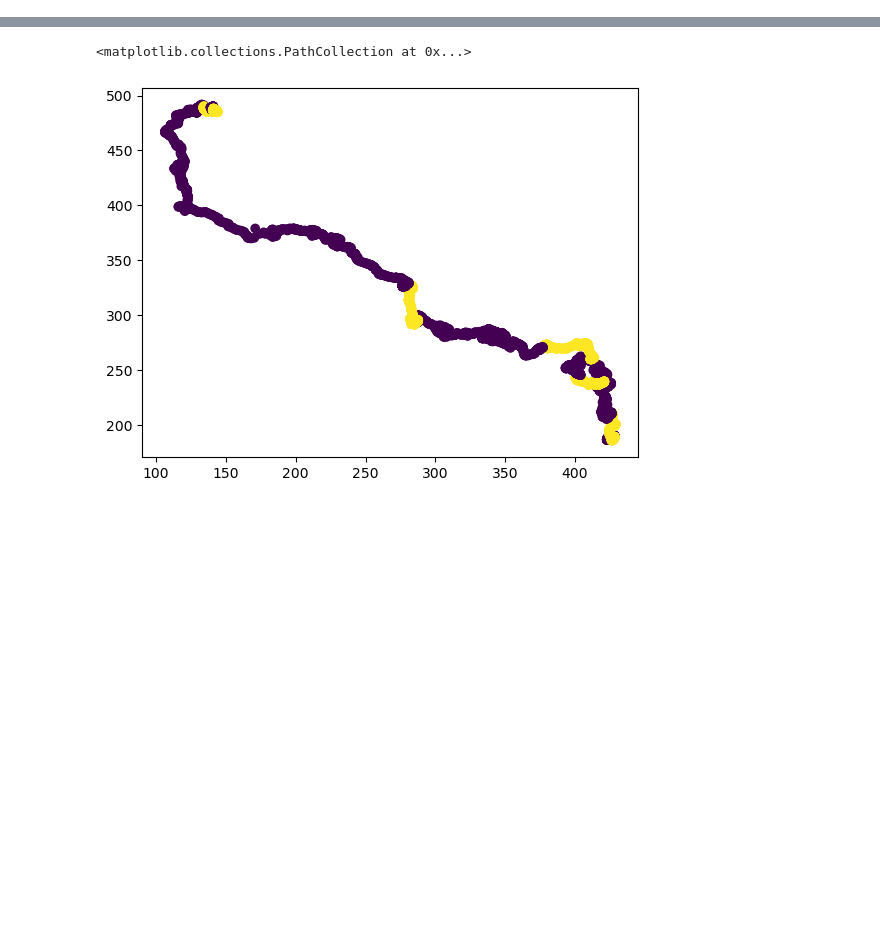
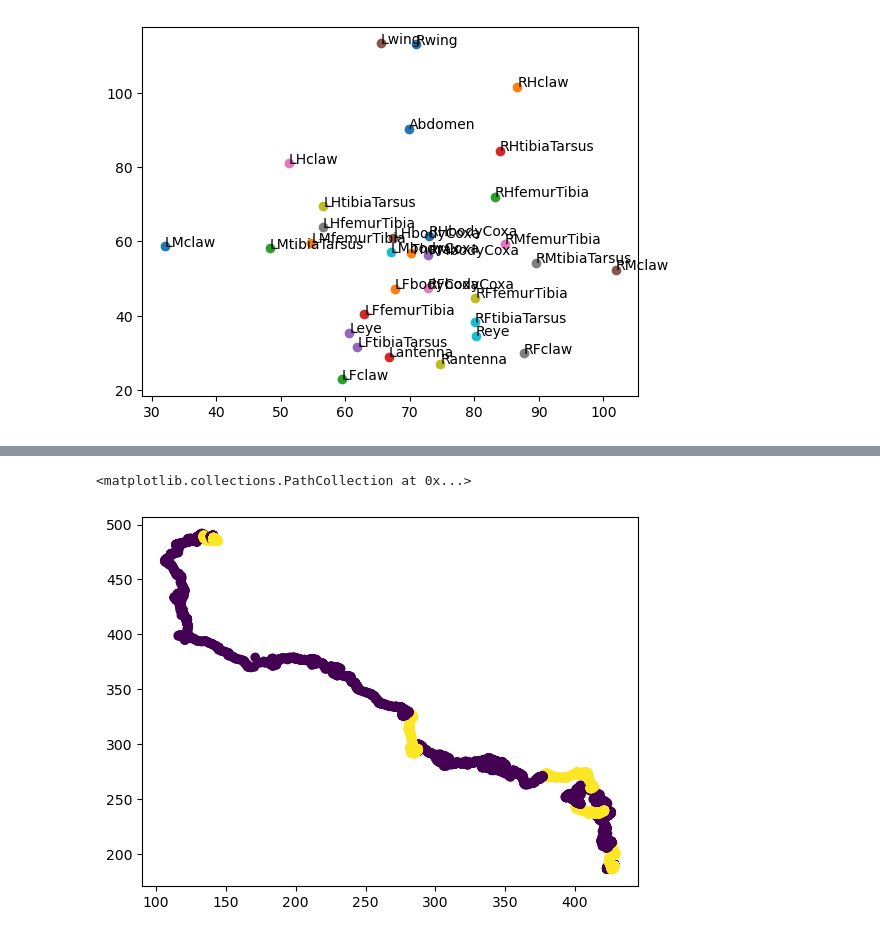
Before and after one commit to NeLy-EPFL/dn_networks, a Jupyter notebook: dn_experiments/optobot_test_ground.ipynb, the cells around one changed output, grey strips where cells are left out. Drawn from its saved outputs; the diff is of its cells as text; code cells hidden in the pictures; blank space fills up the shorter version.

```diff
--- a/dn_experiments/optobot_test_ground.ipynb
+++ b/dn_experiments/optobot_test_ground.ipynb
@@ -47,0 +33,36 @@ plt.plot(data['stimulation'])
+# %%
+start_frame = stim_data['fly0'][stim_data['stimulation_paradigm'][0]]['startFrame']
+end_frame = stim_data['fly0'][stim_data['stimulation_paradigm'][0]]['stopFrame']
+if 'on' in stim_data['stimulation_paradigm'][0]:
+    data.loc[start_frame:end_frame, 'stimulation'] = 1
+    # add DLC data
+# find file starting with 'vid_p6-0_' + stim and ending with '.h5'
+dlc_file = [f for f in os.listdir(dlc_data_path) if f.startswith('vid_p6-0_' + stim_data['stimulation_paradigm'][0]) and f.endswith('.h5')]
+dlc_data = pd.read_hdf(os.path.join(dlc_data_path, dlc_file[0]))
+# remove the first level of columns indexing
+dlc_data.columns = dlc_data.columns.droplevel(0)
+# set index from start_frame to end_frame
+dlc_data = dlc_data.set_index(np.arange(start_frame, end_frame))
+# add the dlc data to the data frame
+data = data.join(dlc_data)
+del dlc_file, dlc_data
+
+for stim in stim_data['stimulation_paradigm'][1:]: # list on 'off0', 'on0', 'off1', 'on1', ...
+    start_frame = stim_data['fly0'][stim]['startFrame']
+    end_frame = stim_data['fly0'][stim]['stopFrame']
+    if 'on' in stim:
+        data.loc[start_frame:end_frame, 'stimulation'] = 1
+        # add DLC data
+    # find file starting with 'vid_p6-0_' + stim and ending with '.h5'
+    dlc_file = [f for f in os.listdir(dlc_data_path) if f.startswith('vid_p6-0_' + stim) and f.endswith('.h5')]
+    dlc_data = pd.read_hdf(os.path.join(dlc_data_path, dlc_file[0]))
+    # remove the first level of columns indexing
+    dlc_data.columns = dlc_data.columns.droplevel(0)
+    # set index from start_frame to end_frame
+    dlc_data = dlc_data.set_index(np.arange(start_frame, end_frame))
+    # rename the index to 'frame'
+    dlc_data.index.names = ['frame']
+    # add the dlc data to the data frame
+    data.iloc[start_frame:end_frame, :].loc[:,dlc_data.columns] = dlc_data
+    del dlc_file, dlc_data
+data
@@ -48,3 +88,12 @@ plt.plot(data['stimulation'])
+# %%
+time_point = 14000
+dlc_key_points = data.columns.levels[0].drop('stimulation')
+for pts in dlc_key_points[1:]:
+    plt.scatter(data[(pts,'x')][0], data[(pts,'y')][time_point], label=pts)
+    # write the label of the point
+    plt.text(data[(pts,'x')][0], data[(pts,'y')][time_point], pts)
+# %% [output]
+[figure, added]
 # %%
 #data
 # get data indexed by the second level of the columns without swapping
```
Also changed, not shown: parts of 7 cells of this notebook, 5 other files.
